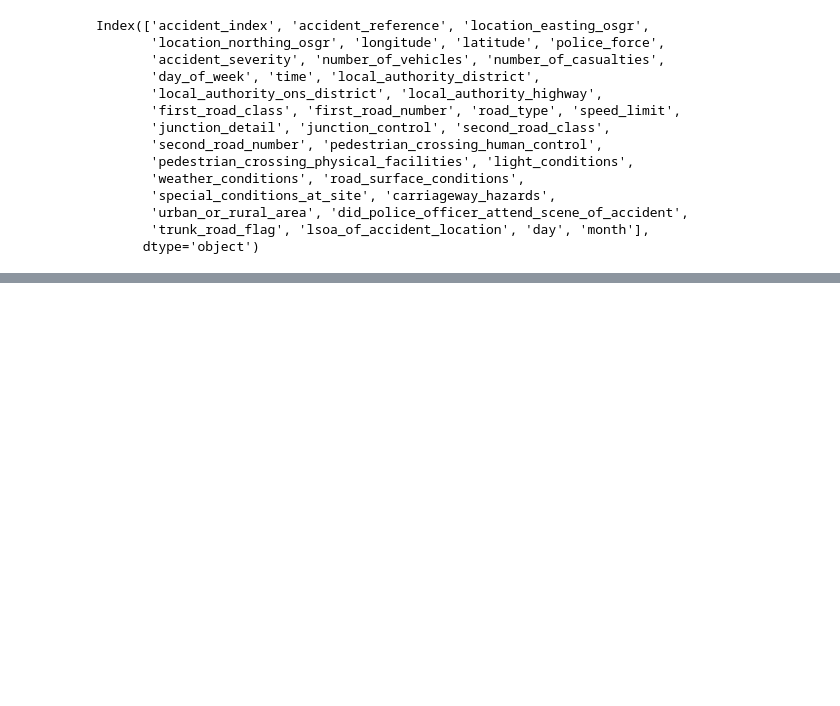
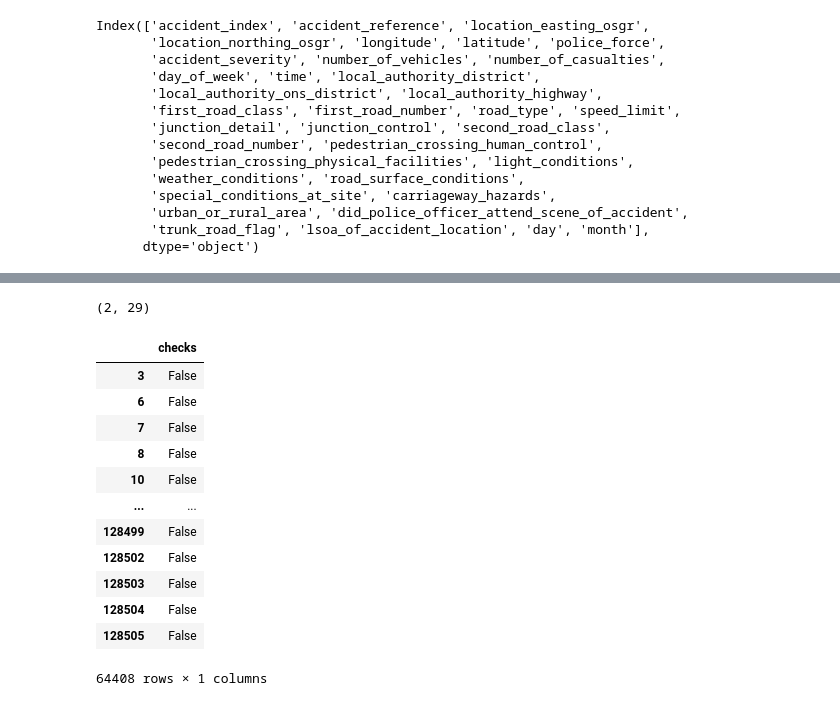
Before and after one commit to allaaamr/DataEngineering, a Jupyter notebook: main.ipynb, the cells around one changed output, grey strips where cells are left out. Drawn from its saved outputs; the diff is of its cells as text; code cells hidden in the pictures; blank space fills up the shorter version.

Commit message:
validate dates

```diff
--- a/main.ipynb
+++ b/main.ipynb
@@ -110,0 +150,64 @@ Index(['accident_index', 'accident_reference', 'location_easting_osgr',
+# %%
+from calendar import monthrange
+def validateDates(day,month,year):
+    output = False
+    if ((month == 1 or month == 3 or month == 5 or month == 7 or month == 8 or month == 10 or month == 12)  and (day<32)):
+        output = True
+    if ((month == 4 or month == 6 or month == 9 or month == 11) and (day<31)):
+        output = True
+    if ((month == 2) and ( (day<=28) or (day<=29)) and (year != 2013)):
+        output = True
+    if month == 2:
+        tuple = monthrange(year, 2)
+        if(day<=(tuple[1])):
+            output = True
+    return output
+# %%
+print(monthrange(2012,2))
+# %% [output]
+(2, 29)
+# %%
+## date
+## day_of_week
+dateColumn = df["date"]
+dayOfWeekColumn = df["day_of_week"]
+month = 0
+day = 0
+newColumns = []
+for i in range(len(dateColumn)):
+    date = dateColumn.iloc[i]
+    arrayOfDate = date.split('/')
+    if(int(arrayOfDate[0])<10):
+        day = int((arrayOfDate[0])[1:])
+    if(int(arrayOfDate[1])<10):
+        month = int((arrayOfDate[1])[1:])
+    elif(int(arrayOfDate[0])>9):
+        day = int((arrayOfDate[0]))
+    elif(int(arrayOfDate[1])>9):
+        month = int((arrayOfDate[1]))
+    year = int(arrayOfDate[2])
+    validDate = validateDates(day=day,month=month,year=year)
+    if validDate == True:
+        dateTime = datetime.datetime(year, month, day)
+        dayOfDate = dateTime.weekday()
+        if assignDays(dayOfDate) == dayOfWeekColumn.iloc[i]:
+            newColumns.insert(i, True)
+        else:
+            newColumns.insert(i, False)
+
+tempDataFrame = pd.DataFrame({'checks':newColumns})
+tempDataFrame[tempDataFrame["checks"] == False]
+# %% [output]
+|  | checks |
+| 3 | False |
+| 6 | False |
+| 7 | False |
+| 8 | False |
+| 10 | False |
+| ... | ... |
+| 128499 | False |
+| 128502 | False |
+| 128503 | False |
+| 128504 | False |
+| 128505 | False |
+64408 rows × 1 columns
```
Also changed, not shown: parts of 4 cells of this notebook.
